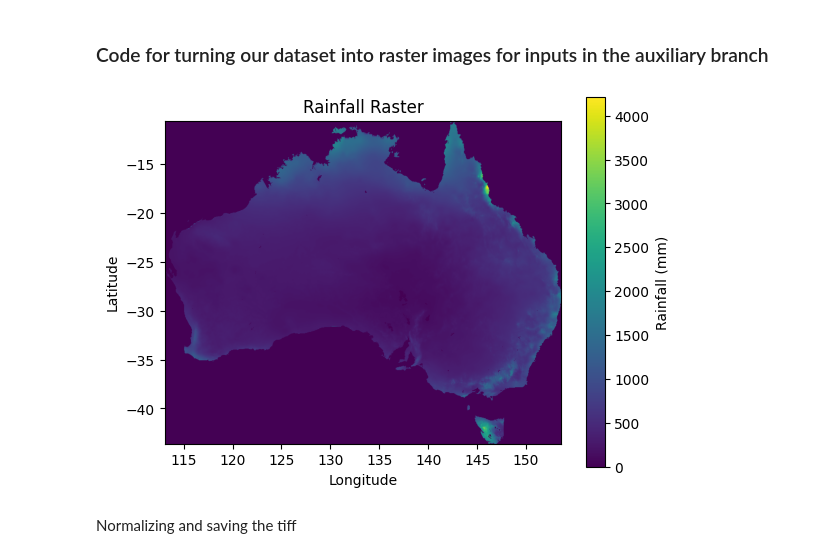
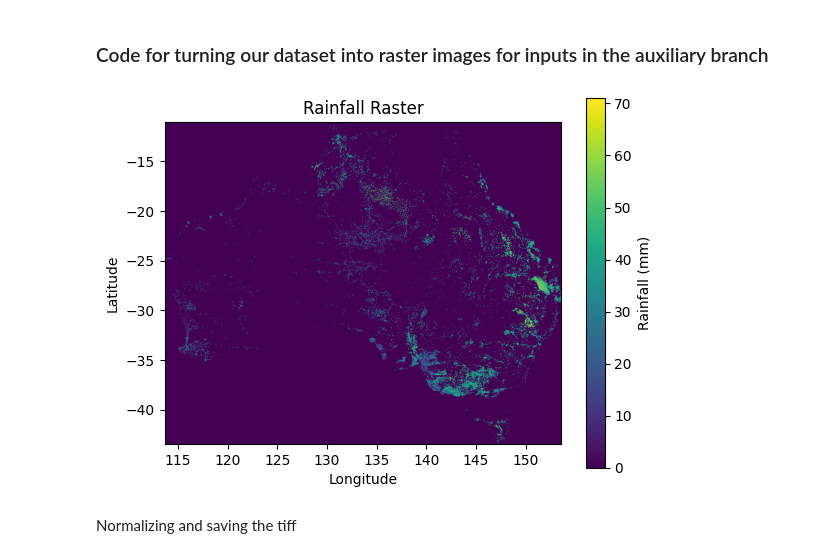
Before and after one commit to Roseparsley8972/CEGM2003-Water, a Jupyter notebook: New model/CNN_from_R/rastering_code/raster.ipynb, the cells around one changed output. Drawn from its saved outputs; the diff is of its cells as text; code cells hidden in the pictures.

```diff
--- a/New model/CNN_from_R/rastering_code/raster.ipynb
+++ b/New model/CNN_from_R/rastering_code/raster.ipynb
@@ -6,8 +6,8 @@ from shapely.geometry import Point
 import pandas as pd
 import numpy as np
 
-# Load the CSV
-data = pd.read_csv(r"C:\Users\chari\Home\TU Delft\TU-Delft\3rd semester\DSAIE\project\CEGM2003-Water\New model\Data\Australia_grid_0p05_data.csv")
+# Load the CSVAustralia_grid_0p05_data
+data = pd.read_csv(r"C:\Users\chari\Home\TU Delft\TU-Delft\3rd semester\DSAIE\project\CEGM2003-Water\New model\Data\dat07_u.csv")
 
 # Convert to GeoDataFrame
 gdf = gpd.GeoDataFrame(
@@ -35,36 +35,36 @@ height = int((bounds[3] - bounds[1]) / resolution)  # Rows
 transform = from_origin(bounds[0], bounds[3], resolution, resolution)
 
 # Rasterize the data (here rainfall but we can choose whichever quantity from the dataset)
 rainfall_raster = rasterize(
-    ((geom, value) for geom, value in zip(gdf.geometry, gdf['Rain mm/y'])),
+    ((geom, value) for geom, value in zip(gdf.geometry, gdf['clay_perc'])),
     out_shape=(height, width),
     transform=transform,
     fill=0,  # Default value for no data
     dtype='float32'
 )
 
 # Visualize the raster
 plt.imshow(rainfall_raster, cmap="viridis", extent=(bounds[0], bounds[2], bounds[1], bounds[3]))
 plt.colorbar(label="Rainfall (mm)")
 plt.title("Rainfall Raster")
 plt.xlabel("Longitude")
 plt.ylabel("Latitude")
 plt.show()
 
 #Save the raster to GeoTIFF so to be used as the input
 meta = {
     'driver': 'GTiff',
     'height': rainfall_raster.shape[0],
     'width': rainfall_raster.shape[1],
     'count': 1,
     'dtype': 'float32',
     'crs': 'EPSG:4326',
     'transform': transform,
 }
-with rasterio.open("../images_for_CNN/rainfall_raster_0p05deg.tif", 'w', **meta) as dst:
+with rasterio.open("../images_for_CNN/clay_raster_0p05deg.tif", 'w', **meta) as dst:
     dst.write(rainfall_raster, 1)
 # %% [output]
-[figure, old version]
+[figure, new version]
 # %% [markdown]
 Normalizing and saving the tiff
 # %%
```
Also changed, not shown: parts of 5 cells of this notebook, 17 other files.
